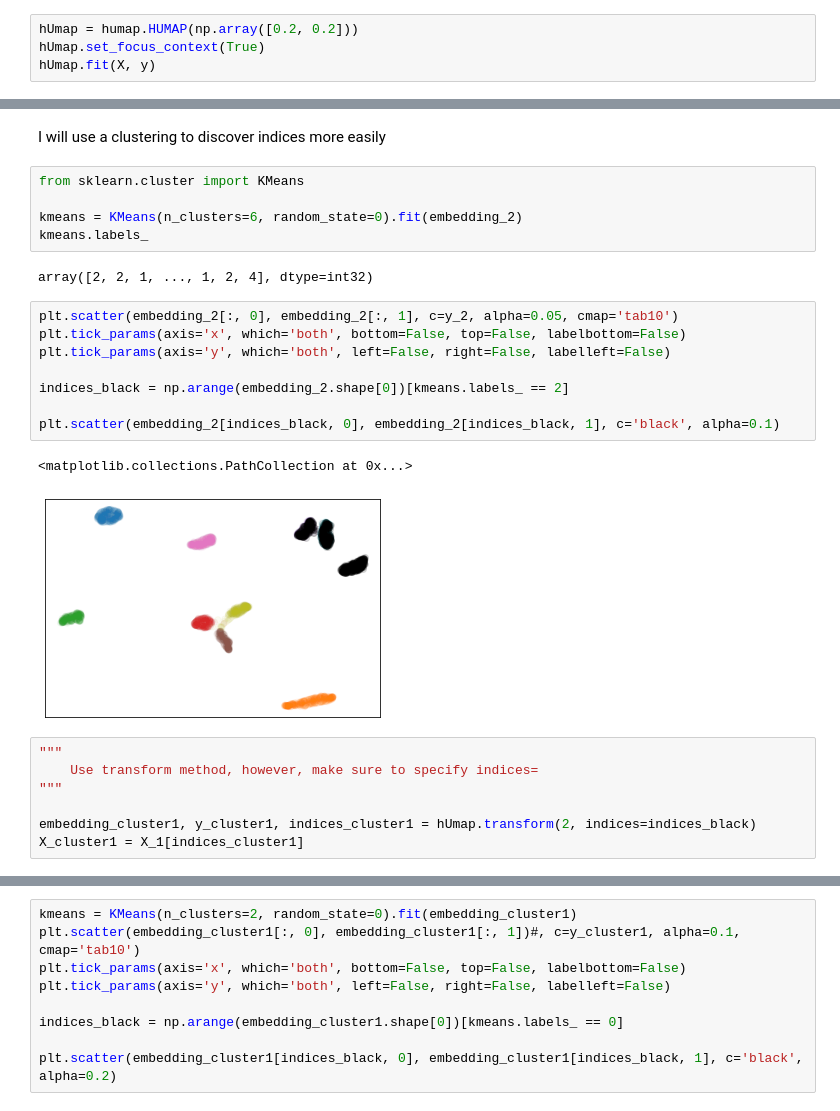
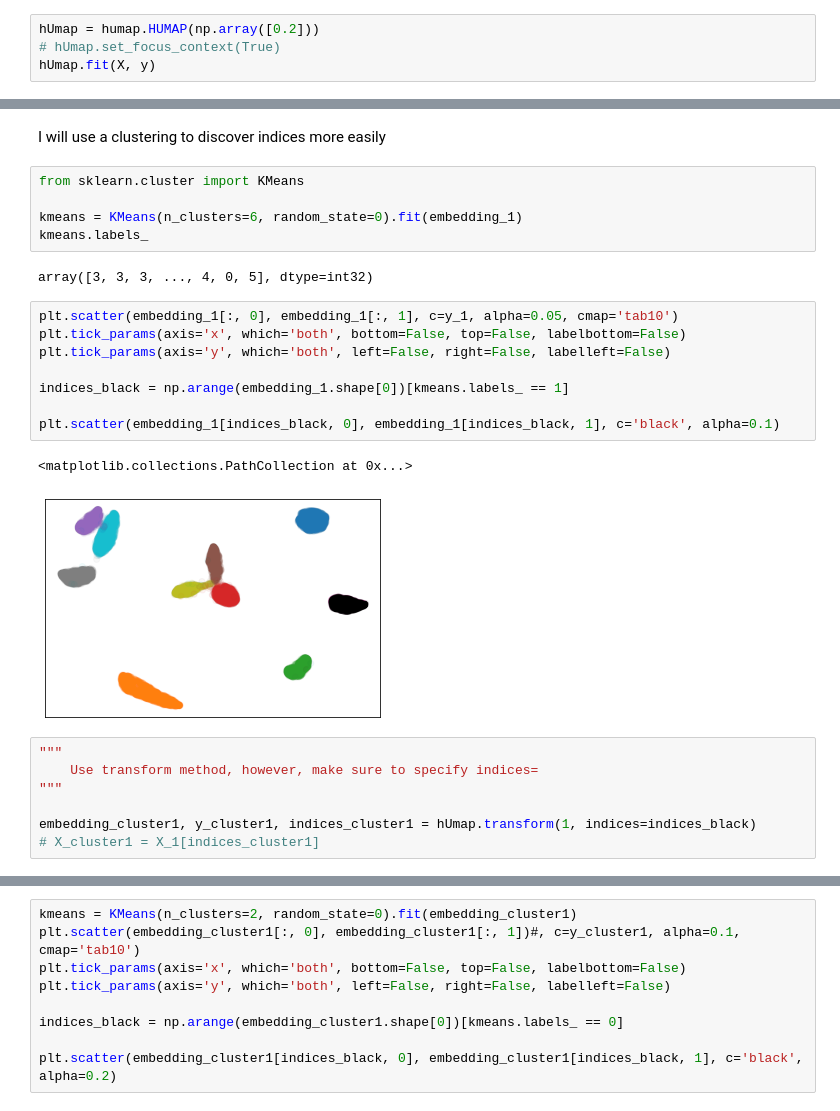
Before and after one commit to wilsonjr/humap, a Jupyter notebook: notebooks/Hierarchical-Exploration-with-HUMAP.ipynb, the cells around one changed output, grey strips where cells are left out. Cells and saved outputs as stored; diff of their text form.

```diff
--- a/notebooks/Hierarchical-Exploration-with-HUMAP.ipynb
+++ b/notebooks/Hierarchical-Exploration-with-HUMAP.ipynb
@@ -20,8 +20,8 @@ print(X.shape, y.shape)
 # %% [output]
 (70000, 784) (70000,)
 # %%
-hUmap = humap.HUMAP(np.array([0.2, 0.2]))
-hUmap.set_focus_context(True)
+hUmap = humap.HUMAP(np.array([0.2]))
+# hUmap.set_focus_context(True)
 hUmap.fit(X, y)
 # %%
 X_2 = X[hUmap.original_indices(2), :]
@@ -75,28 +75,28 @@ I will use a clustering to discover indices more easily
 # %%
 from sklearn.cluster import KMeans
 
-kmeans = KMeans(n_clusters=6, random_state=0).fit(embedding_2)
+kmeans = KMeans(n_clusters=6, random_state=0).fit(embedding_1)
 kmeans.labels_
 # %% [output]
-array([2, 2, 1, ..., 1, 2, 4], dtype=int32)
+array([3, 3, 3, ..., 4, 0, 5], dtype=int32)
 # %%
-plt.scatter(embedding_2[:, 0], embedding_2[:, 1], c=y_2, alpha=0.05, cmap='tab10')
+plt.scatter(embedding_1[:, 0], embedding_1[:, 1], c=y_1, alpha=0.05, cmap='tab10')
 plt.tick_params(axis='x', which='both', bottom=False, top=False, labelbottom=False)
 plt.tick_params(axis='y', which='both', left=False, right=False, labelleft=False)
 
-indices_black = np.arange(embedding_2.shape[0])[kmeans.labels_ == 2]
+indices_black = np.arange(embedding_1.shape[0])[kmeans.labels_ == 1]
 
-plt.scatter(embedding_2[indices_black, 0], embedding_2[indices_black, 1], c='black', alpha=0.1)
+plt.scatter(embedding_1[indices_black, 0], embedding_1[indices_black, 1], c='black', alpha=0.1)
 # %% [output]
 <matplotlib.collections.PathCollection at 0x...>
-[figure, old version]
+[figure, new version]
 # %%
 """
     Use transform method, however, make sure to specify indices=
 """
 
-embedding_cluster1, y_cluster1, indices_cluster1 = hUmap.transform(2, indices=indices_black)
-X_cluster1 = X_1[indices_cluster1]
+embedding_cluster1, y_cluster1, indices_cluster1 = hUmap.transform(1, indices=indices_black)
+# X_cluster1 = X_1[indices_cluster1]
 # %%
 embedding_cluster1.shape, y_cluster1.shape, indices_cluster1.shape
 # %% [output]
```
Also changed, not shown: parts of 6 cells of this notebook, 3 other files.
